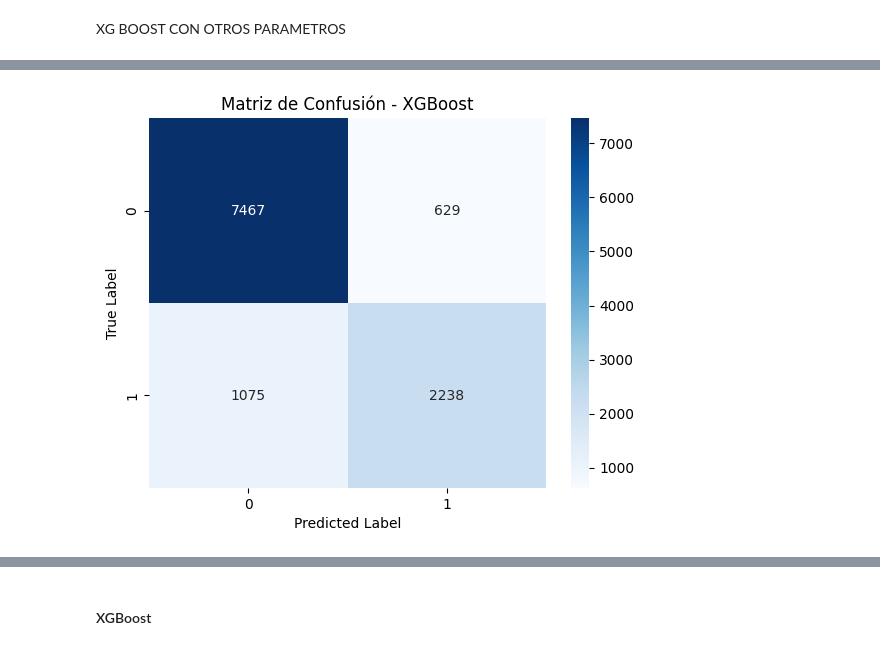
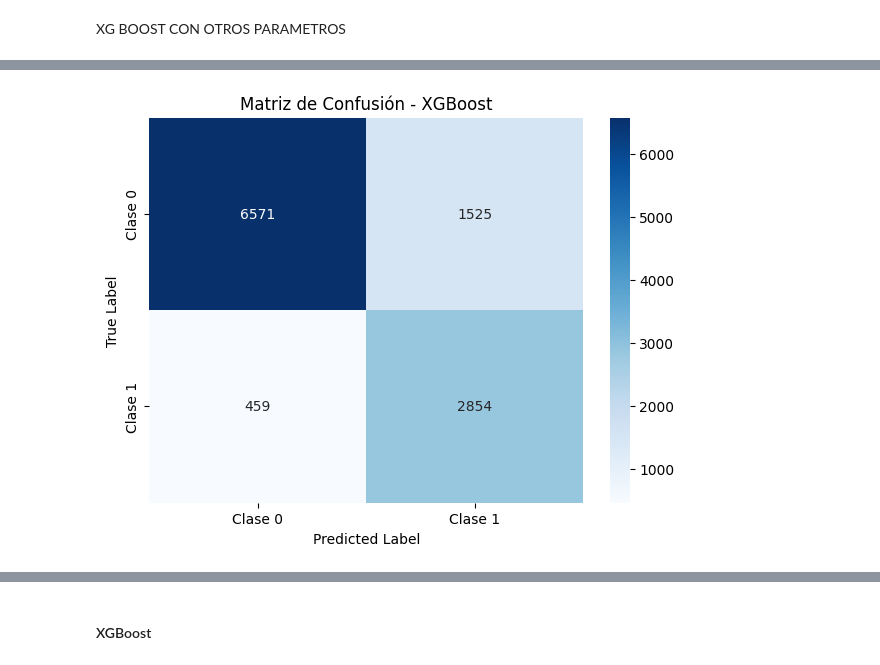
Before and after one commit to seerraa16/IA-LetsGo, a Jupyter notebook: analisis.ipynb, the cells around one changed output, grey strips where cells are left out. Saved outputs shown, nothing was run; the diff lists cells and outputs as text; code cells hidden in the pictures.

Commit message:
Cositas mejoradas

```diff
--- a/analisis.ipynb
+++ b/analisis.ipynb
@@ -905,6 +905,7 @@ plt.show()
 # %% [markdown]
 XG BOOST CON OTROS PARAMETROS
 # %%
+# Importar librerías necesarias
 import numpy as np
 import pandas as pd
 import matplotlib.pyplot as plt
@@ -915,14 +916,15 @@ from xgboost import XGBClassifier
 from sklearn.model_selection import train_test_split, cross_val_score
 from sklearn.metrics import (
     accuracy_score, f1_score, recall_score, confusion_matrix,
-    roc_auc_score, roc_curve, precision_recall_curve, precision_score
+    roc_auc_score, roc_curve, precision_recall_curve, precision_score, classification_report
 )
 
+# Ignorar advertencias innecesarias
 import warnings
 warnings.filterwarnings("ignore")
 
 # Definir variables
-TARGET = "Mas_1_coche"
+TARGET = "Mas_1_coche"  # Nombre de la variable objetivo
 FEATURES = [col for col in data.columns if col not in [TARGET, "CODE", "Tiempo"]]
 
 X = data[FEATURES]
@@ -933,51 +935,67 @@ X_train, X_test, y_train, y_test = train_test_split(
     X, y, test_size=0.2, random_state=42, stratify=y
 )
 
+# Calcular el ratio de desbalanceo para scale_pos_weight
+scale_pos_weight = np.sum(y_train == 0) / np.sum(y_train == 1)
+
 # Definir hiperparámetros a iterar
-best_params = {
-    'n_estimators': 500,
-    'learning_rate': 0.1,
-    'loss': 'log_loss',
-    'min_samples_split': 2,
-    'min_samples_leaf': 2,
-    'max_depth': 7,
-    'subsample': 0.8
+param_grid = {
+    'n_estimators': [500],
+    'max_depth': [3, 5],
+    'learning_rate': [0.05, 0.1],
+    'subsample': [0.7],
+    'colsample_bytree': [0.8],
+    'lambda': [1]
 }
-
-
 
 # Almacenar resultados
 results = []
 
 # Iterar sobre combinaciones de hiperparámetros
 for params in product(*param_grid.values()):
-    param_dict = dict(zip(param_grid.keys(), params))
+    (
+        n_estimators, max_depth, learning_rate,
+        subsample, colsample_bytree, reg_lambda
+    ) = params
 
+    # Construir el modelo con los hiperparámetros actuales
     model = XGBClassifier(
-        **param_dict,
+        n_estimators=n_estimators,
+        max_depth=max_depth,
+        learning_rate=learning_rate,
+        subsample=subsample,
+        colsample_bytree=colsample_bytree,
+        reg_lambda=reg_lambda,
         objective="binary:logistic",
         eval_metric="logloss",
-        tree_method="hist",
+        tree_method="hist",  # Cambia a 'gpu_hist' si tienes CUDA
         use_label_encoder=False,
-        random_state=42
+        random_state=42,
+        scale_pos_weight=scale_pos_weight  # Manejo del desbalance de clases
     )
 
+    # Entrenar el modelo
     model.fit(X_train, y_train)
 
-    # Predicciones
-    y_pred = model.predict(X_test)
+    # Predecir en el conjunto de prueba
     y_pred_proba = model.predict_proba(X_test)[:, 1]
+
+    # Convertir las probabilidades a predicciones binarias
+    y_pred = (y_pred_proba >= 0.5).astype(int)
 
     # Calcular métricas
     accuracy = accuracy_score(y_test, y_pred)
     f1 = f1_score(y_test, y_pred, average='weighted')
     recall = recall_score(y_test, y_pred, average='weighted')
     precision = precision_score(y_test, y_pred, average='weighted')
+
     roc_auc = roc_auc_score(y_test, y_pred_proba) if len(np.unique(y_test)) > 1 else None
 
     # Validación cruzada
     cv_scores = cross_val_score(model, X_train, y_train, cv=3)
     mean_cv_score = np.mean(cv_scores)
+
+    # Calcular Train Score
     train_score = model.score(X_train, y_train)
 
     # Evaluar sobreajuste
@@ -990,8 +1008,11 @@ for params in product(*param_grid.values()):
     else:
         overfitting_warning = "OK"
 
+    # Guardar resultados
     results.append({
-        **param_dict,
+        'max_depth': max_depth,
+        'learning_rate': learning_rate,
+        'n_estimators': n_estimators,
         'accuracy': accuracy,
         'f1_score': f1,
         'recall': recall,
@@ -1006,22 +1027,31 @@ for params in product(*param_grid.values()):
 results_df = pd.DataFrame(results)
 results_df = results_df.sort_values(by=['f1_score', 'accuracy'], ascending=False)
 
+# Seleccionar el mejor modelo sin sobreajuste y optimizando F1 Score
 best_models = results_df[results_df['overfitting'] == 'OK'].head(3)
 
+# Visualizar los mejores modelos
 from IPython.display import display
 display(best_models)
 
-# Entrenar el mejor modelo
+# Obtener los hiperparámetros del mejor modelo
 best_model_params = best_models.iloc[0].to_dict()
 best_model = XGBClassifier(
-    **{k: v for k, v in best_model_params.items() if k in param_grid},
+    n_estimators=best_model_params["n_estimators"],
+    max_depth=best_model_params["max_depth"],
+    learning_rate=best_model_params["learning_rate"],
+    subsample=0.7,
+    colsample_bytree=0.8,
+    reg_lambda=1,
     objective="binary:logistic",
     eval_metric="logloss",
     tree_method="hist",
     use_label_encoder=False,
-    random_state=42
+    random_state=42,
+    scale_pos_weight=scale_pos_weight  # Manejo del desbalance de clases
 )
 
+# Entrenar el mejor modelo
 best_model.fit(X_train, y_train)
 
 # Predicciones
@@ -1029,17 +1059,21 @@ y_pred = best_model.predict(X_test)
 y_pred_proba = best_model.predict_proba(X_test)[:, 1]
 
 # Matriz de Confusión
-plt.figure()
-sns.heatmap(confusion_matrix(y_test, y_pred), annot=True, fmt='d', cmap='Blues')
+plt.figure(figsize=(7, 5))
+cm = confusion_matrix(y_test, y_pred)
+sns.heatmap(cm, annot=True, fmt='d', cmap='Blues', xticklabels=["Clase 0", "Clase 1"], yticklabels=["Clase 0", "Clase 1"])
 plt.xlabel('Predicted Label')
 plt.ylabel('True Label')
-plt.title('Matriz de Confusión - XGBoost')
+plt.title(f'Matriz de Confusión - XGBoost')
 plt.show()
+
+# Reporte de clasificación
+print(classification_report(y_test, y_pred, target_names=["Clase 0", "Clase 1"]))
 
 # Curva ROC
 fpr, tpr, _ = roc_curve(y_test, y_pred_proba)
 plt.figure()
-plt.plot(fpr, tpr, label=f"ROC Curve (AUC={roc_auc:.2f})")
+plt.plot(fpr, tpr, label=f"ROC Curve (AUC={roc_auc_score(y_test, y_pred_proba):.2f})")
 plt.plot([0, 1], [0, 1], linestyle='--', color='gray')
 plt.xlabel('False Positive Rate')
 plt.ylabel('True Positive Rate')
@@ -1064 +1098 @@ plt.show()
-[figure, old version]
+[figure, new version]
```
Also changed, not shown: parts of 2 cells of this notebook.
